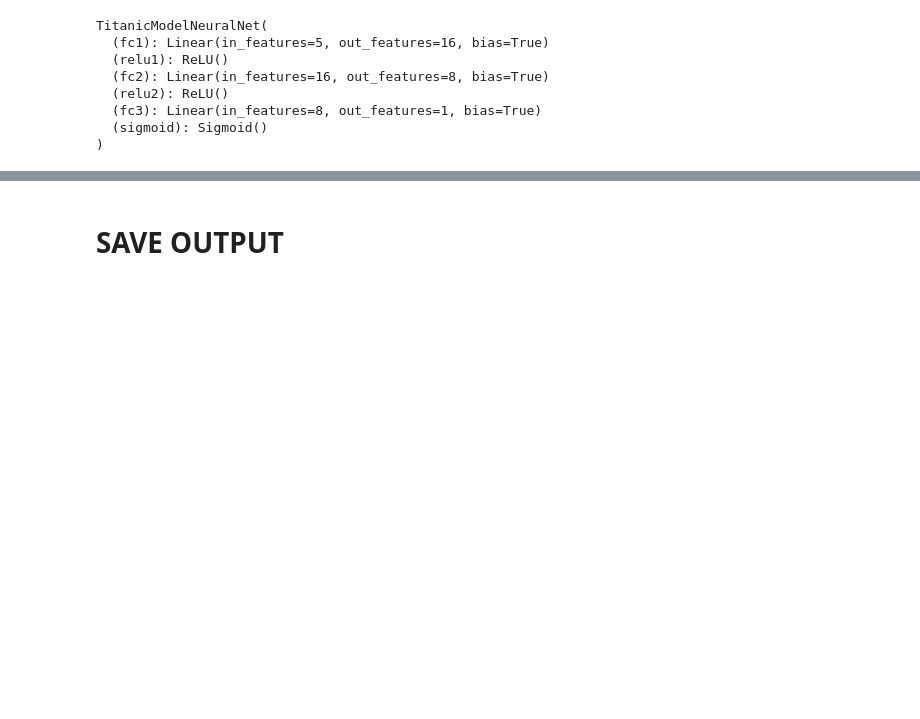
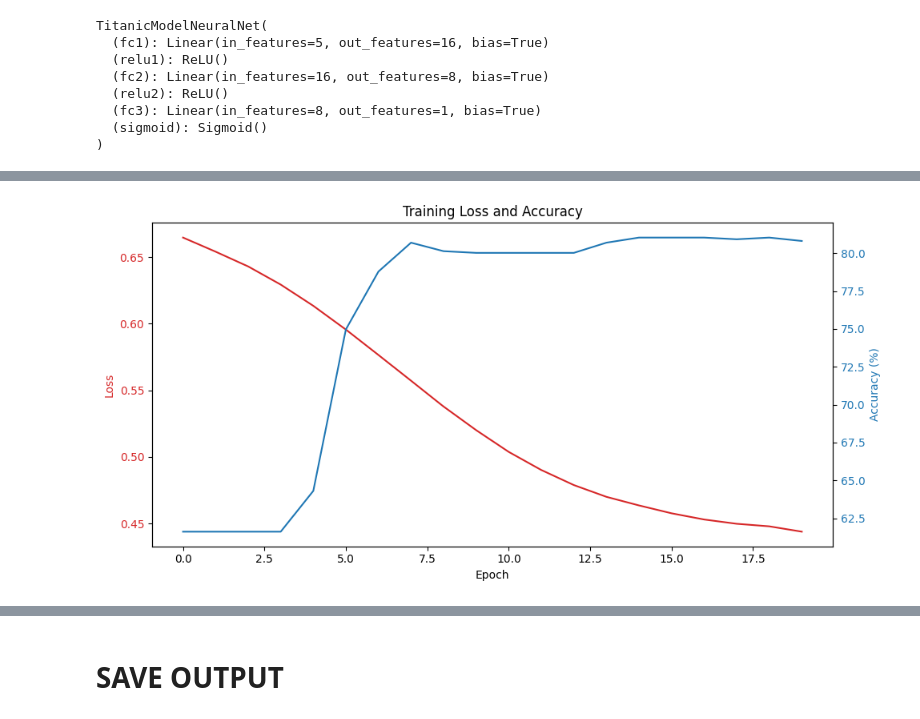
Before and after one commit to GioDude211/Kaggle_Projects, a Jupyter notebook: Titanic Competition/titanic_model_1.ipynb, the cells around one changed output, grey strips where cells are left out. Drawn from its saved outputs; the diff is of its cells as text; code cells hidden in the pictures; blank space fills up the shorter version.

```diff
--- a/Titanic Competition/titanic_model_1.ipynb
+++ b/Titanic Competition/titanic_model_1.ipynb
@@ -119,7 +119,7 @@ model = TitanicModelNeuralNet(input_size)
 
 # Define loss function and optimizer
 criterion = nn.BCELoss()
-optimizer = torch.optim.Adam(model.parameters())
+optimizer = torch.optim.Adam(model.parameters(), lr=0.0005)
 # %% [markdown]
 ### NOTES & ADJUSTMENTS TO MODEL :
 * #### Using Rectified Linear Unit activation function (ReLU) since this is the usual funciton
@@ -146,6 +146,11 @@ TitanicModelNeuralNet(
 # %%
 # Training loop
 num_epochs = 20
+
+# Lists to store loss and accuracy values
+train_losses = []
+train_accuracies = []
+
 for epoch in range(num_epochs):
     model.train()  # Set model to training mode
     train_loss = 0.0
@@ -164,12 +169,15 @@ for epoch in range(num_epochs):
         train_loss += loss.item()
 
         #Calculate Accuracy
-        pred = torch.round(output)
+        pred = torch.round(output) #we round due to the need to keep the output binary (this can be adjusted if need be)
         correct += (pred == target.unsqueeze(1)).sum().item()
         total += target.size(0)
 
     train_loss /= len(train_loader)
     train_accuracy = 100.0 * correct / total
 
+    train_losses.append(train_loss)
+    train_accuracies.append(train_accuracy)
+
     print(f"Epoch {epoch+1}/{num_epochs} - Train Loss: {train_loss:.4f}, Train Acc: {train_accuracy:.2f}%")
 # %% [output]
@@ -188 +196,29 @@ Epoch 12/20 - Train Loss: 0.4221, Train Acc: 81.03%
 ... (8 outputs left out)
+# %%
+import matplotlib.pyplot as plt
+
+# Create a figure and axis objects
+fig, ax1 = plt.subplots(figsize=(10, 5))
+
+# Plot Loss on the primary y-axis
+color = 'tab:red'
+ax1.set_xlabel('Epoch')
+ax1.set_ylabel('Loss', color=color)
+ax1.plot(train_losses, label='Training Loss', color=color)
+ax1.tick_params(axis='y', labelcolor=color)
+
+# Create a secondary y-axis for accuracy
+ax2 = ax1.twinx()
+
+# Plot Accuracy on the secondary y-axis
+color = 'tab:blue'
+ax2.set_ylabel('Accuracy (%)', color=color)
+ax2.plot(train_accuracies, label='Training Accuracy', color=color)
+ax2.tick_params(axis='y', labelcolor=color)
+
+# Add title and legend
+plt.title('Training Loss and Accuracy')
+fig.tight_layout()  # Adjust layout for better readability
+plt.show()
+# %% [output]
+[figure, added]
```
Also changed, not shown: parts of 5 cells of this notebook, 1 other file.
